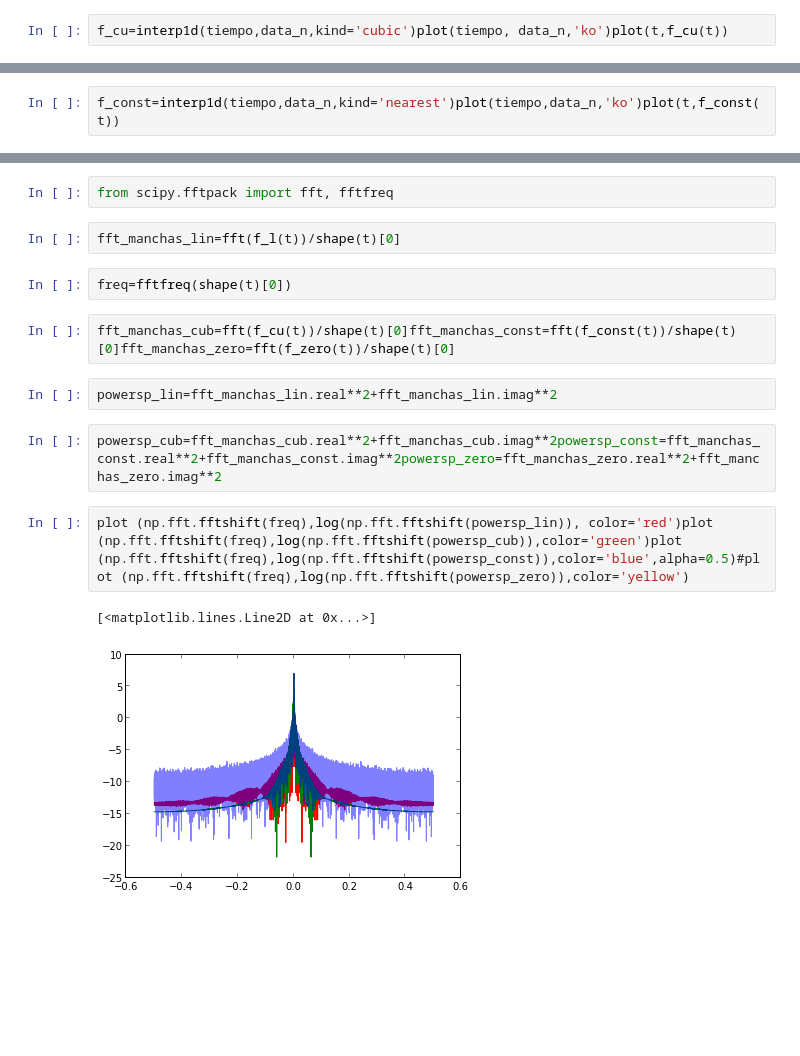
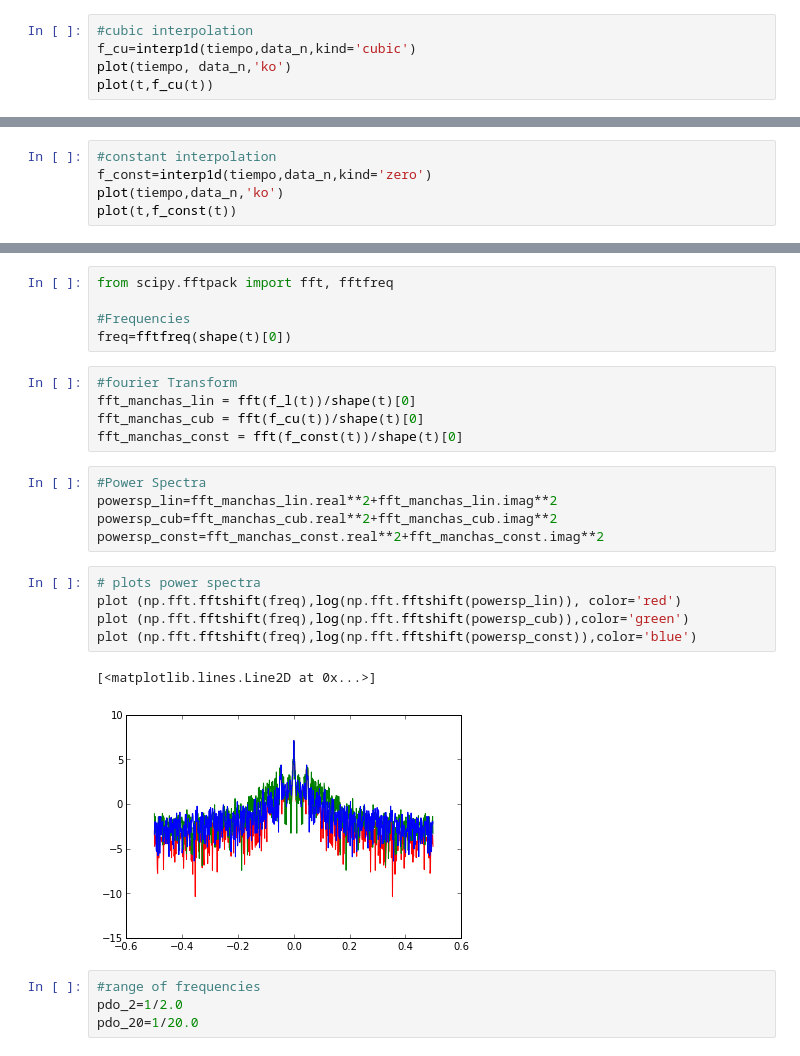
Before and after one commit to jdestupinan1332/TareasComp, a Jupyter notebook: Hw_5/pto_2_avance.ipynb, the cells around one changed output, grey strips where cells are left out. Saved outputs shown, nothing was run; the diff lists cells and outputs as text; blank space fills up the shorter version.

```diff
--- a/Hw_5/pto_2_avance.ipynb
+++ b/Hw_5/pto_2_avance.ipynb
@@ -7,4 +30,7 @@ Welcome to pylab, a matplotlib-based Python environment [backend: module://IPyth
 # %%
-f_cu=interp1d(tiempo,data_n,kind='cubic')plot(tiempo, data_n,'ko')plot(t,f_cu(t))
+#cubic interpolation
+f_cu=interp1d(tiempo,data_n,kind='cubic')
+plot(tiempo, data_n,'ko')
+plot(t,f_cu(t))
 # %% [output]
 [<matplotlib.lines.Line2D at 0x...>]
@@ -12,4 +38,7 @@ f_cu=interp1d(tiempo,data_n,kind='cubic')plot(tiempo, data_n,'ko')plot(t,f_cu(t)
 # %%
-f_const=interp1d(tiempo,data_n,kind='nearest')plot(tiempo,data_n,'ko')plot(t,f_const(t))
+#constant interpolation
+f_const=interp1d(tiempo,data_n,kind='zero')
+plot(tiempo,data_n,'ko')
+plot(t,f_const(t))
 # %% [output]
 [<matplotlib.lines.Line2D at 0x...>]
@@ -22,18 +46,28 @@ f_zero=interp1d(tiempo,data_n,kind='zero')plot(tiempo,data_n,'ko')plot(t,f_zero(
 # %%
 from scipy.fftpack import fft, fftfreq
+
+#Frequencies
+freq=fftfreq(shape(t)[0])
-# %%
-fft_manchas_lin=fft(f_l(t))/shape(t)[0]
-# %%
-freq=fftfreq(shape(t)[0])
 # %%
-fft_manchas_cub=fft(f_cu(t))/shape(t)[0]fft_manchas_const=fft(f_const(t))/shape(t)[0]fft_manchas_zero=fft(f_zero(t))/shape(t)[0]
+#fourier Transform
+fft_manchas_lin = fft(f_l(t))/shape(t)[0]
+fft_manchas_cub = fft(f_cu(t))/shape(t)[0]
+fft_manchas_const = fft(f_const(t))/shape(t)[0]
-# %%
-powersp_lin=fft_manchas_lin.real**2+fft_manchas_lin.imag**2
 # %%
-powersp_cub=fft_manchas_cub.real**2+fft_manchas_cub.imag**2powersp_const=fft_manchas_const.real**2+fft_manchas_const.imag**2powersp_zero=fft_manchas_zero.real**2+fft_manchas_zero.imag**2
+#Power Spectra
+powersp_lin=fft_manchas_lin.real**2+fft_manchas_lin.imag**2
+powersp_cub=fft_manchas_cub.real**2+fft_manchas_cub.imag**2
+powersp_const=fft_manchas_const.real**2+fft_manchas_const.imag**2
 # %%
-plot (np.fft.fftshift(freq),log(np.fft.fftshift(powersp_lin)), color='red')plot (np.fft.fftshift(freq),log(np.fft.fftshift(powersp_cub)),color='green')plot (np.fft.fftshift(freq),log(np.fft.fftshift(powersp_const)),color='blue',alpha=0.5)#plot (np.fft.fftshift(freq),log(np.fft.fftshift(powersp_zero)),color='yellow')
+# plots power spectra
+plot (np.fft.fftshift(freq),log(np.fft.fftshift(powersp_lin)), color='red')
+plot (np.fft.fftshift(freq),log(np.fft.fftshift(powersp_cub)),color='green')
+plot (np.fft.fftshift(freq),log(np.fft.fftshift(powersp_const)),color='blue')
 # %% [output]
 [<matplotlib.lines.Line2D at 0x...>]
-[figure, old version]
+[figure, new version]
+# %%
+#range of frequencies
+pdo_2=1/2.0
+pdo_20=1/20.0
 # %%
```
Also changed, not shown: parts of 15 cells of this notebook.
